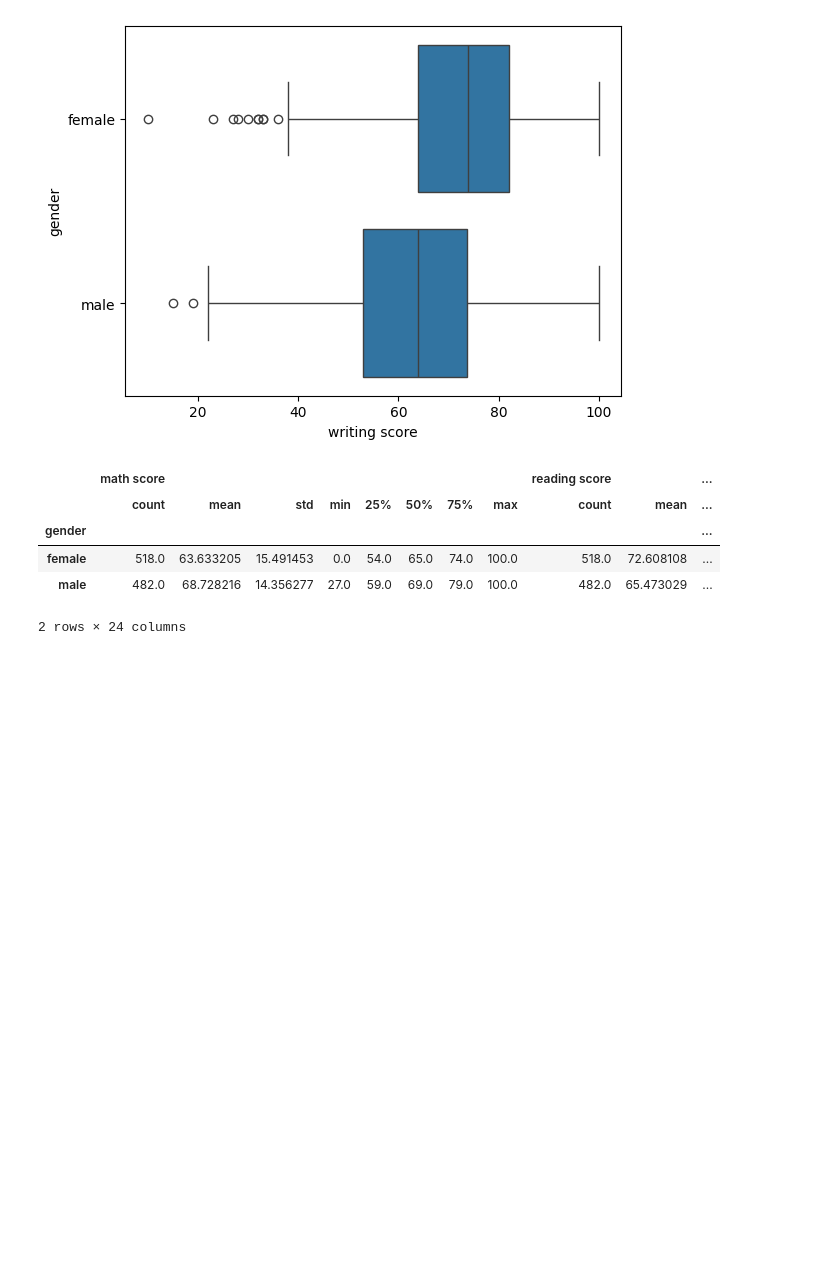
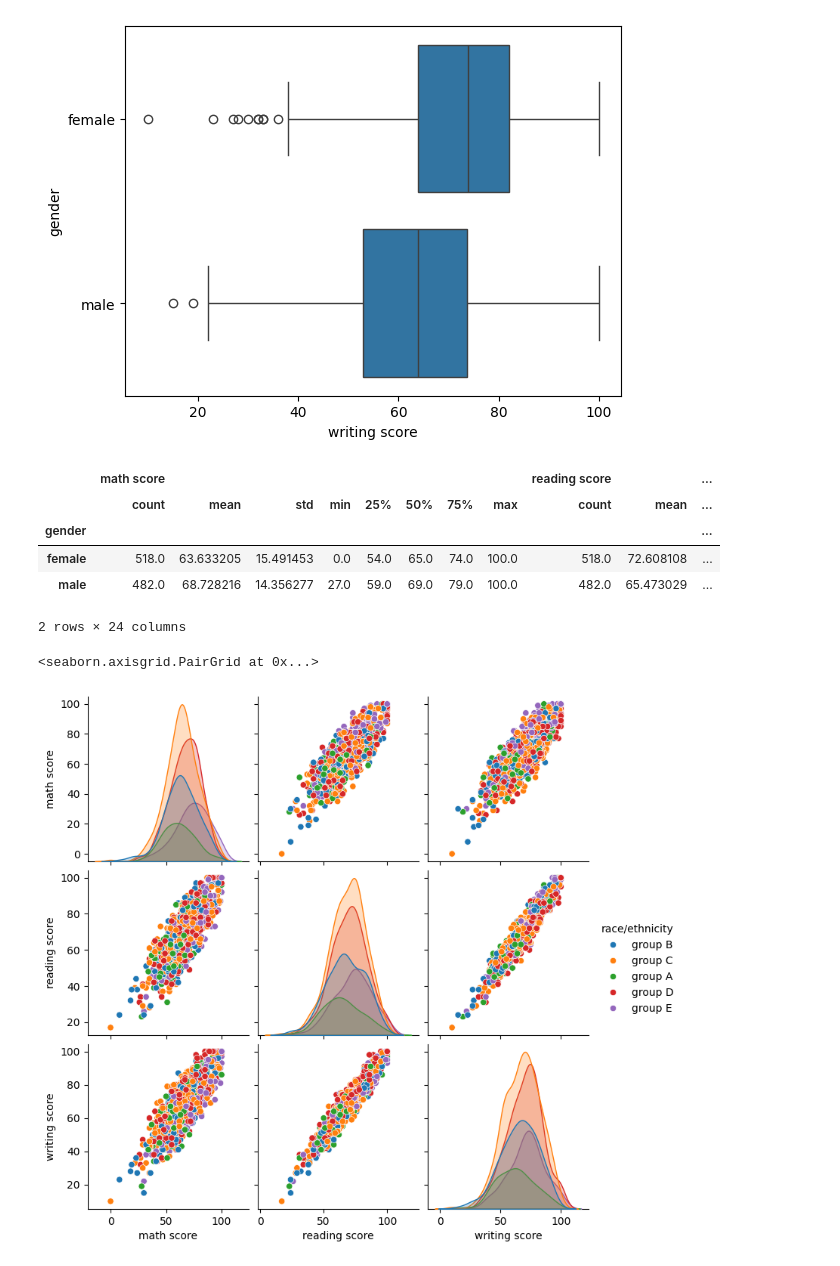
Before and after one commit to valdenio458/python-analise-de-dados-data-viking, a Jupyter notebook: Projeto_Educação.ipynb, the cells around one changed output. Drawn from its saved outputs; the diff is of its cells as text; code cells hidden in the pictures; blank space fills up the shorter version.

```diff
--- a/Projeto_Educação.ipynb
+++ b/Projeto_Educação.ipynb
@@ -162,3 +162,8 @@ bd.groupby(by=['gender']).describe()
 | female | 518.0 | 63.633205 | 15.491453 | 0.0 | 54.0 | 65.0 | 74.0 | 100.0 | 518.0 | 72.608108 | ... |
 | male | 482.0 | 68.728216 | 14.356277 | 27.0 | 59.0 | 69.0 | 79.0 | 100.0 | 482.0 | 65.473029 | ... |
 2 rows × 24 columns
+# %%
+sns.pairplot(bd, hue='race/ethnicity')
+# %% [output]
+<seaborn.axisgrid.PairGrid at 0x...>
+[figure, added]
```
Also changed, not shown: parts of 6 cells of this notebook.
